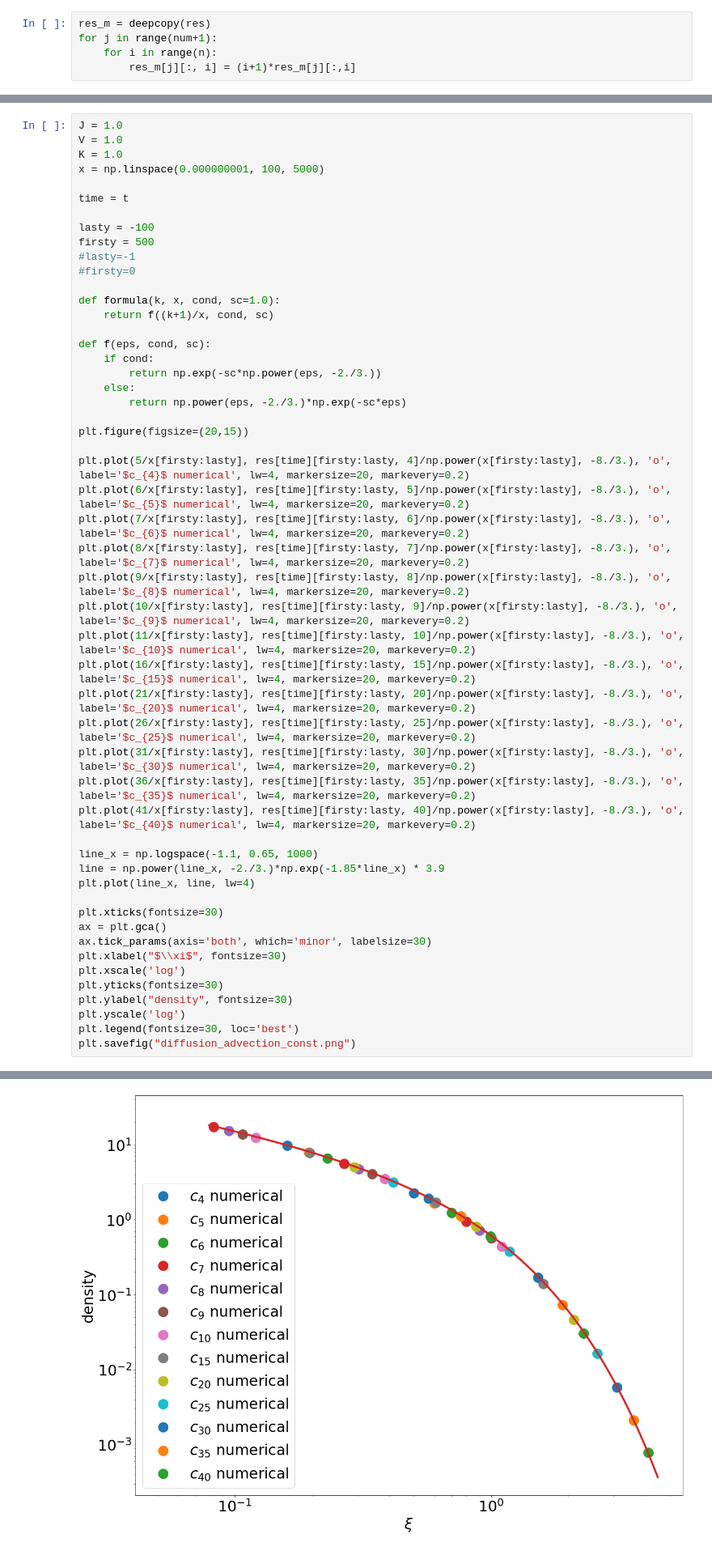
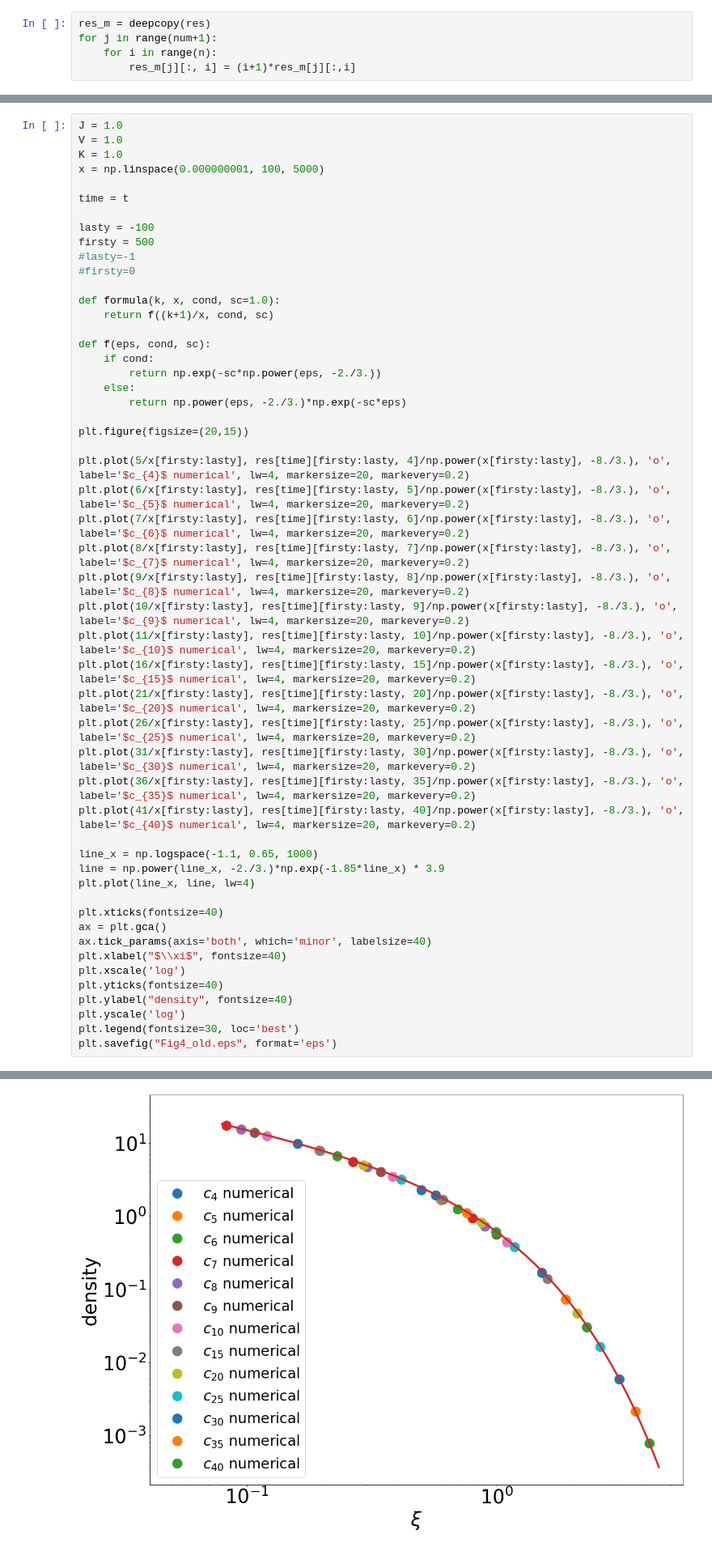
Before and after one commit to RishatZagidullin/coagulation-advection-1d, a Jupyter notebook: run_folder/draw_article.ipynb, the cells around one changed output, grey strips where cells are left out. Shown at 81% size. Drawn from its saved outputs; the diff is of its cells as text.

```diff
--- a/run_folder/draw_article.ipynb
+++ b/run_folder/draw_article.ipynb
@@ -351,14 +361,14 @@ line_x = np.logspace(-1.1, 0.65, 1000)
 line = np.power(line_x, -2./3.)*np.exp(-1.85*line_x) * 3.9
 plt.plot(line_x, line, lw=4)
 
-plt.xticks(fontsize=30)
+plt.xticks(fontsize=40)
 ax = plt.gca()
-ax.tick_params(axis='both', which='minor', labelsize=30)
-plt.xlabel("$\\xi$", fontsize=30)
+ax.tick_params(axis='both', which='minor', labelsize=40)
+plt.xlabel("$\\xi$", fontsize=40)
 plt.xscale('log')
-plt.yticks(fontsize=30)
-plt.ylabel("density", fontsize=30)
+plt.yticks(fontsize=40)
+plt.ylabel("density", fontsize=40)
 plt.yscale('log')
 plt.legend(fontsize=30, loc='best')
-plt.savefig("diffusion_advection_const.png")
+plt.savefig("Fig4_old.eps", format='eps')
 # %% [output]
@@ -365 +377 @@ plt.savefig("diffusion_advection_const.png")
-[figure, old version]
+[figure, new version]
```
Also changed, not shown: parts of 14 cells of this notebook, 3 other files.
